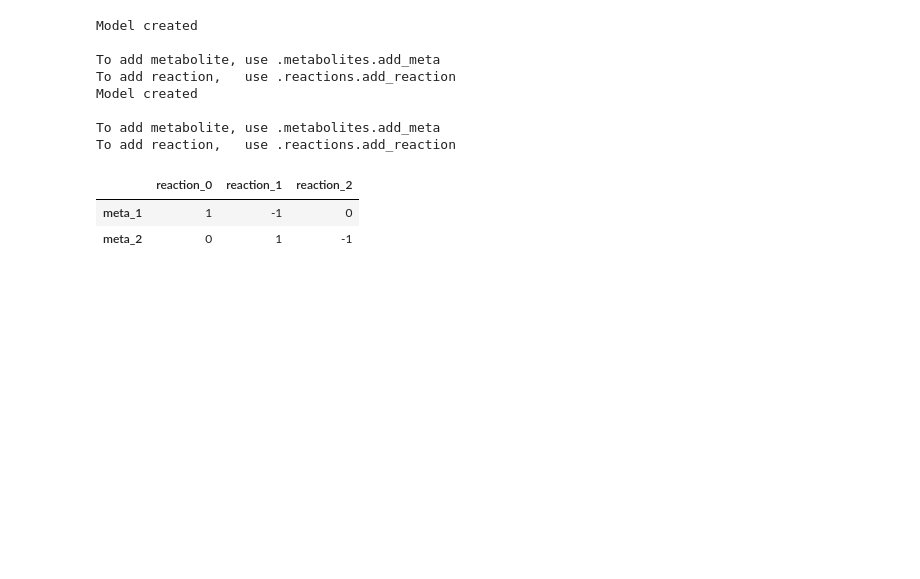
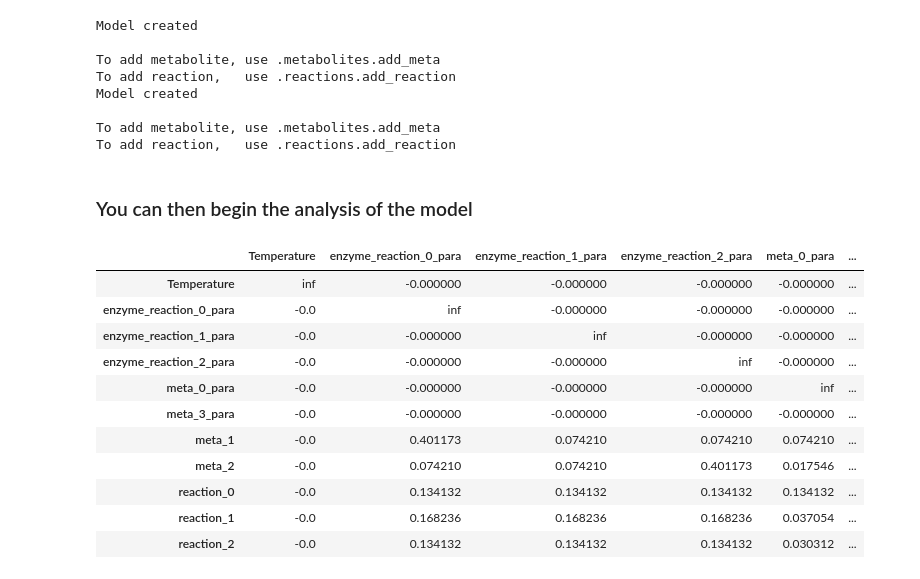
Before and after one commit to tuturax/BadAss, a Jupyter notebook: Notebooks/exemple_linear.ipynb, the cells around one changed output. Cells and saved outputs as stored; diff of their text form; code cells hidden in the pictures; blank space fills up the shorter version.

```diff
--- a/Notebooks/exemple_linear.ipynb
+++ b/Notebooks/exemple_linear.ipynb
@@ -25,9 +27,20 @@ Model created
 
 To add metabolite, use .metabolites.add_meta
 To add reaction,   use .reactions.add_reaction
+# %% [markdown]
+### You can then begin the analysis of the model
 # %%
-momo.N_without_ext
+momo.MI
 # %% [output]
-|  | reaction_0 | reaction_1 | reaction_2 |
-| meta_1 | 1 | -1 | 0 |
-| meta_2 | 0 | 1 | -1 |
+|  | Temperature | enzyme_reaction_0_para | enzyme_reaction_1_para | enzyme_reaction_2_para | meta_0_para | ... |
+| Temperature | inf | -0.000000 | -0.000000 | -0.000000 | -0.000000 | ... |
+| enzyme_reaction_0_para | -0.0 | inf | -0.000000 | -0.000000 | -0.000000 | ... |
+| enzyme_reaction_1_para | -0.0 | -0.000000 | inf | -0.000000 | -0.000000 | ... |
+| enzyme_reaction_2_para | -0.0 | -0.000000 | -0.000000 | inf | -0.000000 | ... |
+| meta_0_para | -0.0 | -0.000000 | -0.000000 | -0.000000 | inf | ... |
+| meta_3_para | -0.0 | -0.000000 | -0.000000 | -0.000000 | -0.000000 | ... |
+| meta_1 | -0.0 | 0.401173 | 0.074210 | 0.074210 | 0.074210 | ... |
+| meta_2 | -0.0 | 0.074210 | 0.074210 | 0.401173 | 0.017546 | ... |
+| reaction_0 | -0.0 | 0.134132 | 0.134132 | 0.134132 | 0.134132 | ... |
+| reaction_1 | -0.0 | 0.168236 | 0.168236 | 0.168236 | 0.037054 | ... |
+| reaction_2 | -0.0 | 0.134132 | 0.134132 | 0.134132 | 0.030312 | ... |
```
Also changed, not shown: parts of 32 cells of this notebook, 6 other files.
